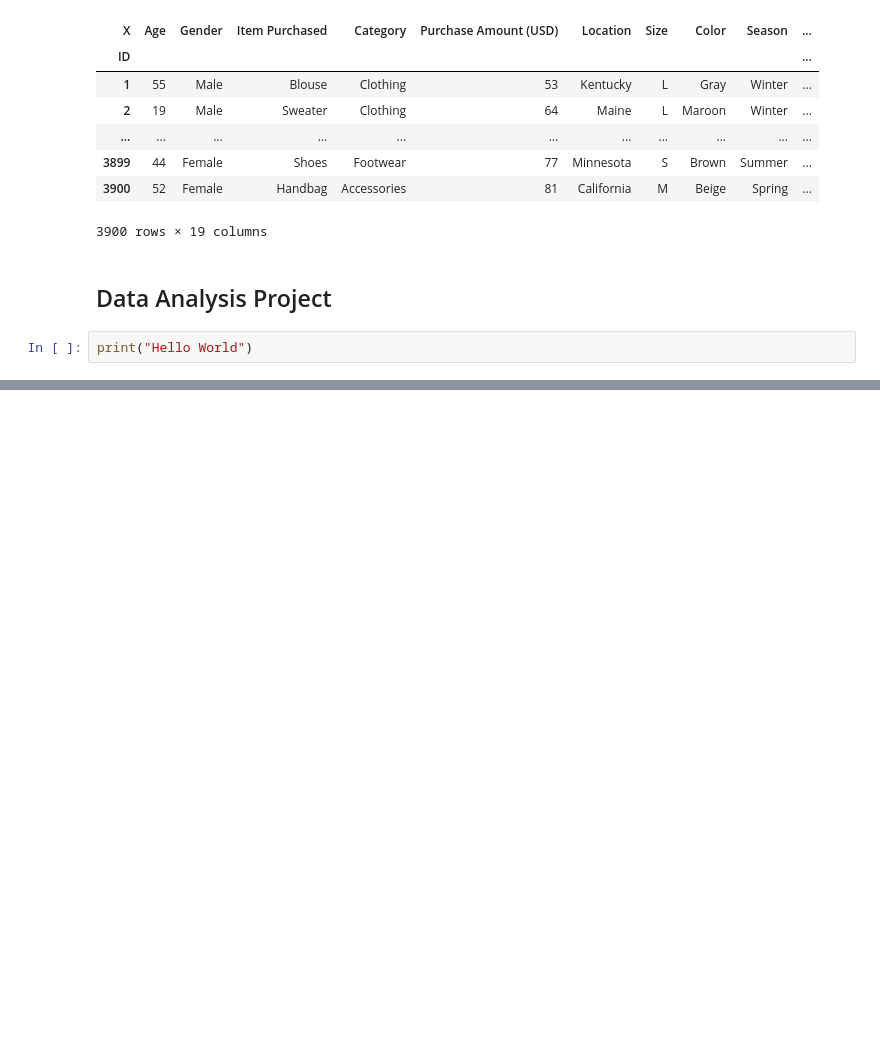
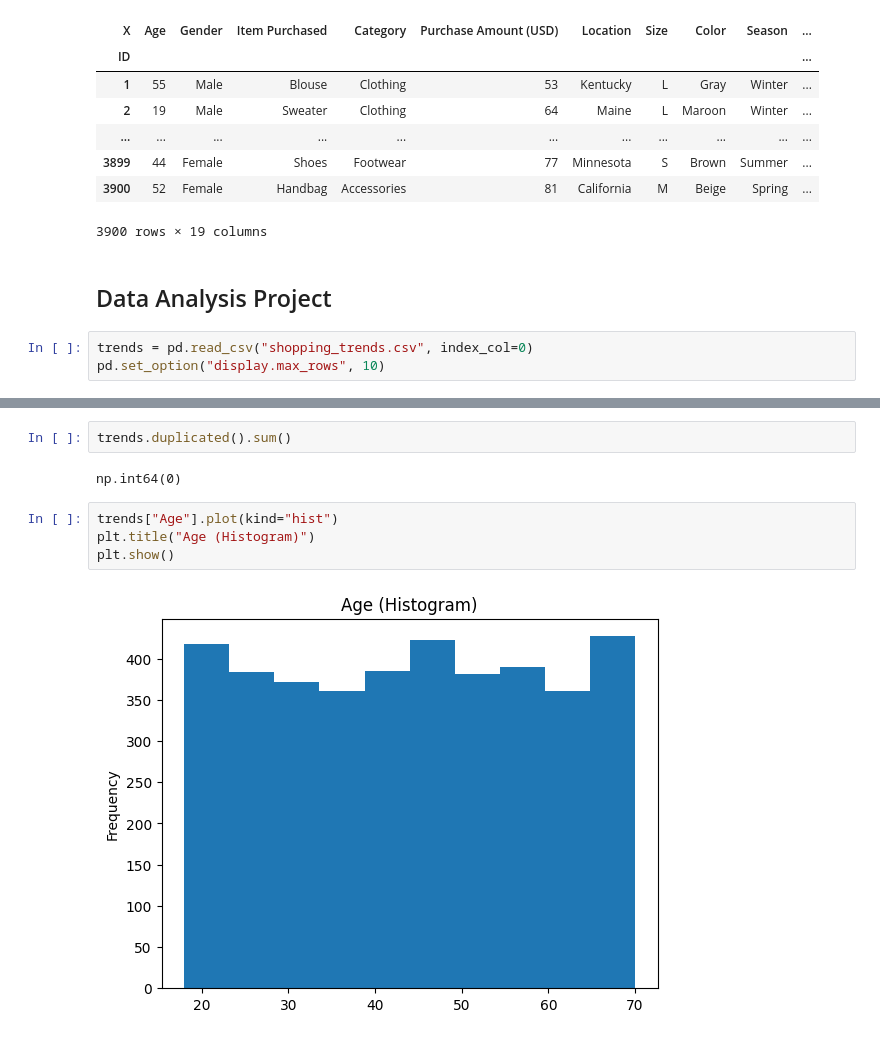
Before and after one commit to booyah-1902/AI_Mastery, a Jupyter notebook: AI-Mastery-Week-1/Exercises/Data Analysis Project (Shopping Trends).ipynb, the cells around one changed output, grey strips where cells are left out. Cells and saved outputs as stored; diff of their text form; blank space fills up the shorter version.

Commit message:
Data Analysis Project (Trends) Complete

```diff
--- a/AI-Mastery-Week-1/Exercises/Data Analysis Project (Shopping Trends).ipynb
+++ b/AI-Mastery-Week-1/Exercises/Data Analysis Project (Shopping Trends).ipynb
@@ -318,4 +318,5 @@ trends.rename_axis("ID", axis='rows').rename_axis("X", axis='columns')
 # %% [markdown]
 ## Data Analysis Project
 # %%
-print("Hello World")
+trends = pd.read_csv("shopping_trends.csv", index_col=0)
+pd.set_option("display.max_rows", 10)
@@ -323,0 +380,10 @@ Hello World
+# %%
+trends.duplicated().sum()
+# %% [output]
+np.int64(0)
+# %%
+trends["Age"].plot(kind="hist")
+plt.title("Age (Histogram)")
+plt.show()
+# %% [output]
+[figure, added]
```
Also changed, not shown: parts of 29 cells of this notebook.
